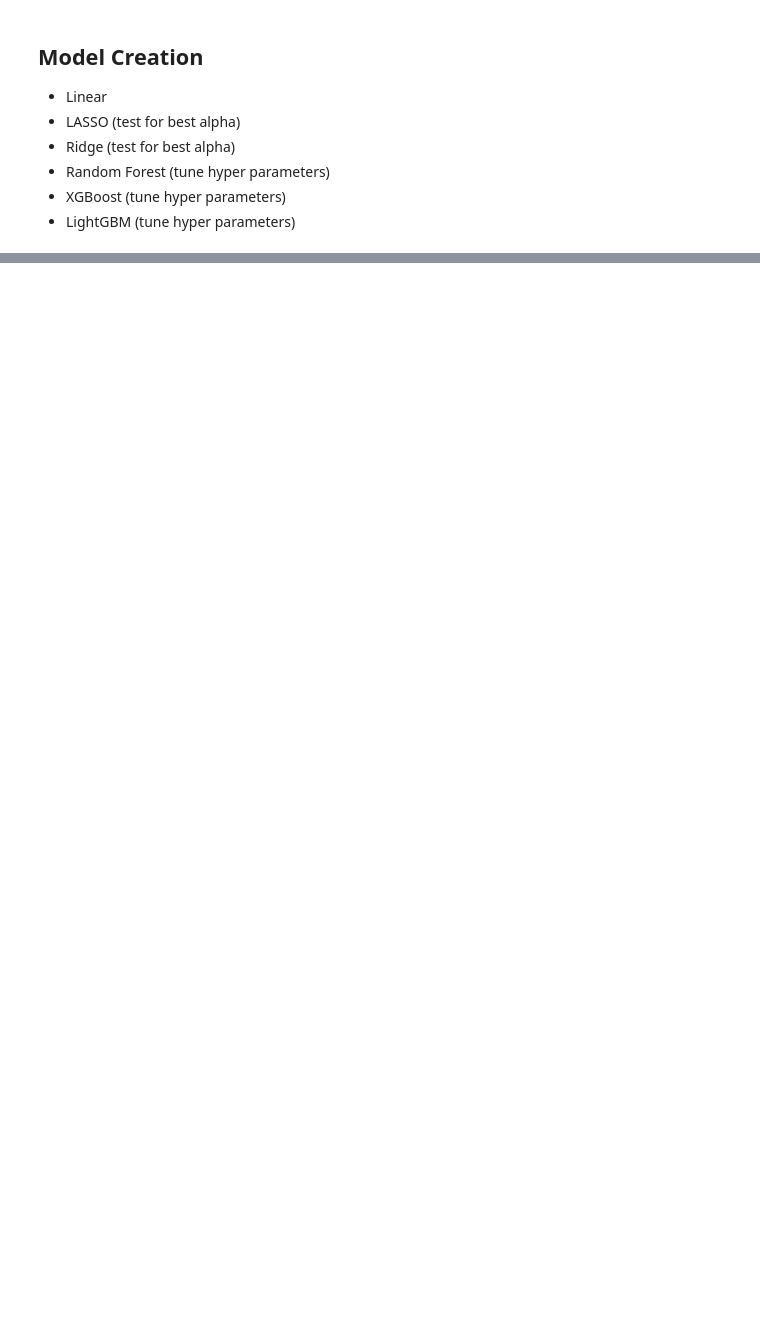
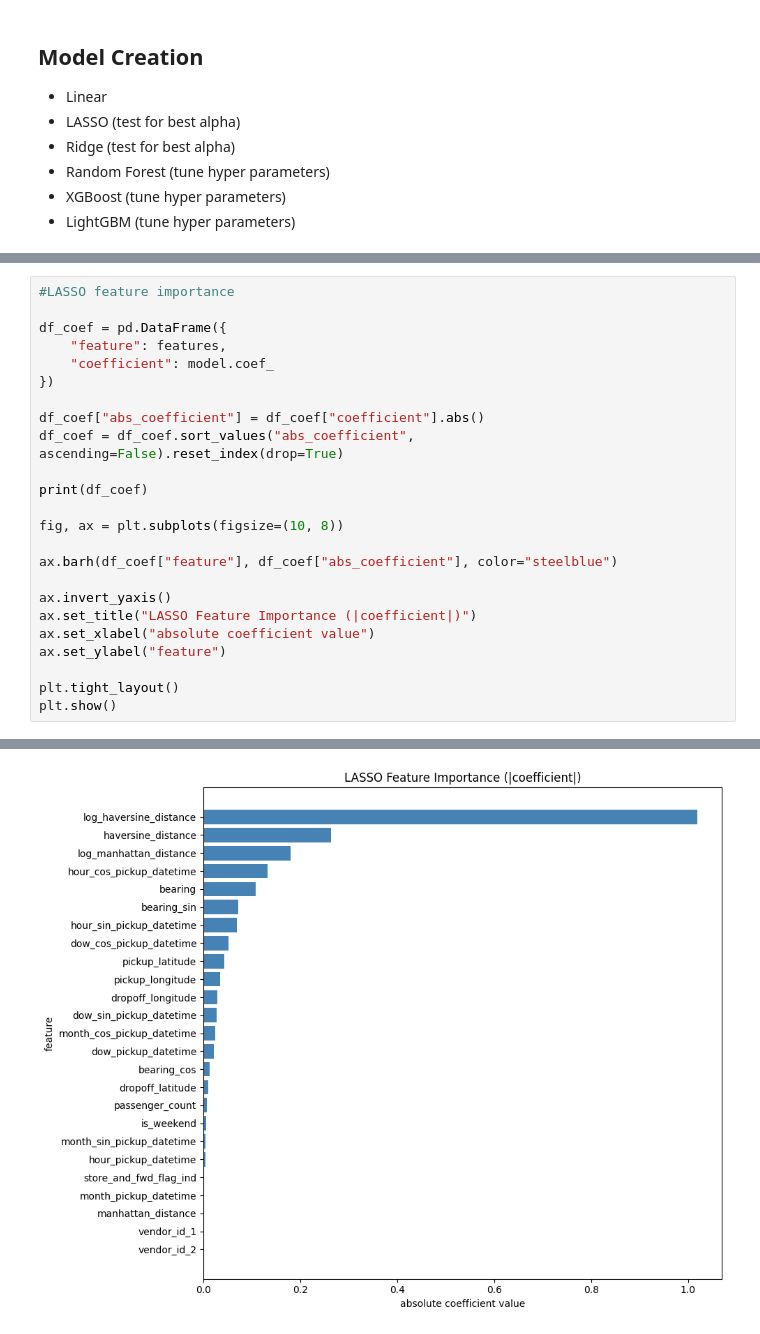
Before and after one commit to claricemottet/kaggle_NYC_taxi_times, a Jupyter notebook: exploratory_notebooks/nyc_taxi_times.ipynb, the cells around one changed output, grey strips where cells are left out. Cells and saved outputs as stored; diff of their text form; blank space fills up the shorter version.

Commit message:
created linear, lasso, ridge and working on a random forest model right now

```diff
--- a/exploratory_notebooks/nyc_taxi_times.ipynb
+++ b/exploratory_notebooks/nyc_taxi_times.ipynb
@@ -784,0 +879,25 @@ exported linear_regression prediction
+# %%
+#LASSO feature importance
+
+df_coef = pd.DataFrame({
+    "feature": features,
+    "coefficient": model.coef_
+})
+
+df_coef["abs_coefficient"] = df_coef["coefficient"].abs()
+df_coef = df_coef.sort_values("abs_coefficient", ascending=False).reset_index(drop=True)
+
+print(df_coef)
+
+fig, ax = plt.subplots(figsize=(10, 8))
+
+ax.barh(df_coef["feature"], df_coef["abs_coefficient"], color="steelblue")
+
+ax.invert_yaxis()
+ax.set_title("LASSO Feature Importance (|coefficient|)")
+ax.set_xlabel("absolute coefficient value")
+ax.set_ylabel("feature")
+
+plt.tight_layout()
+plt.show()
+# %% [output]
@@ -784,0 +921 @@ exported linear_regression prediction
+[figure, added]
```
Also changed, not shown: parts of 7 cells of this notebook, 19 other files.
